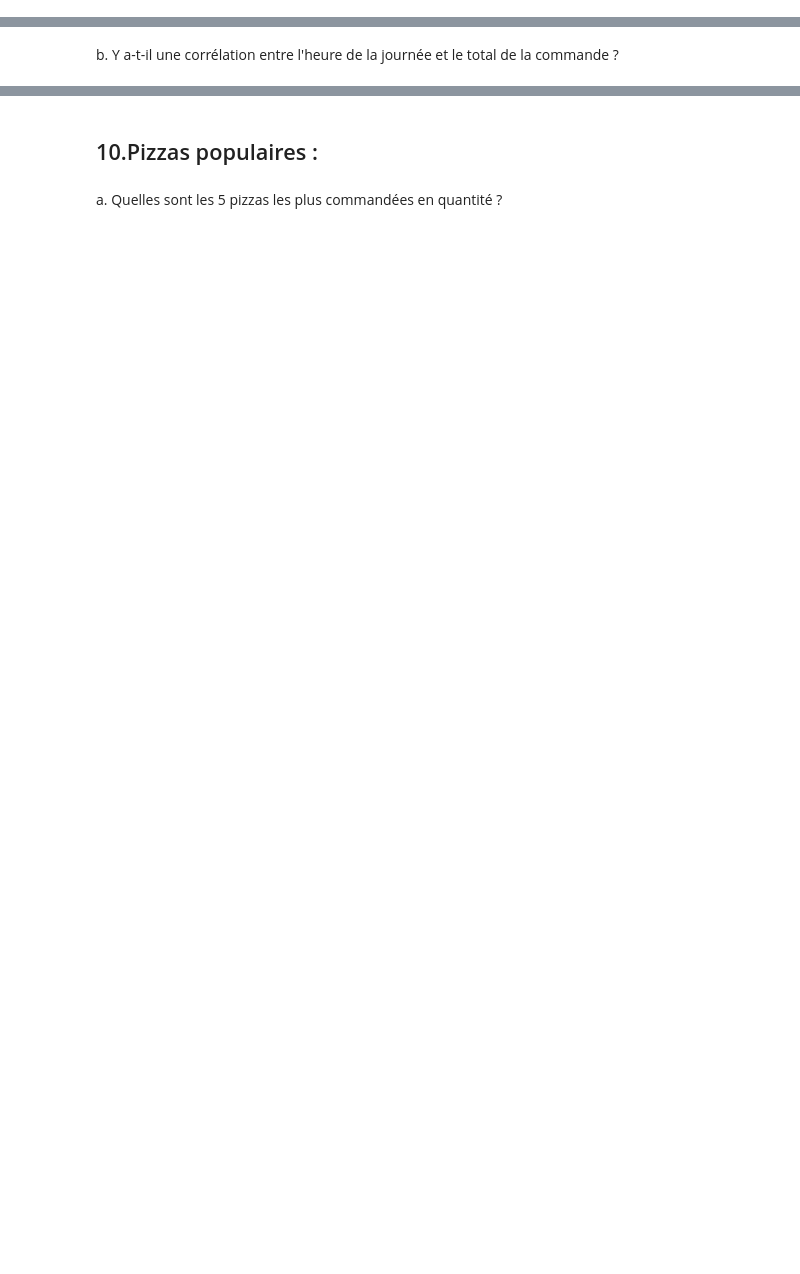
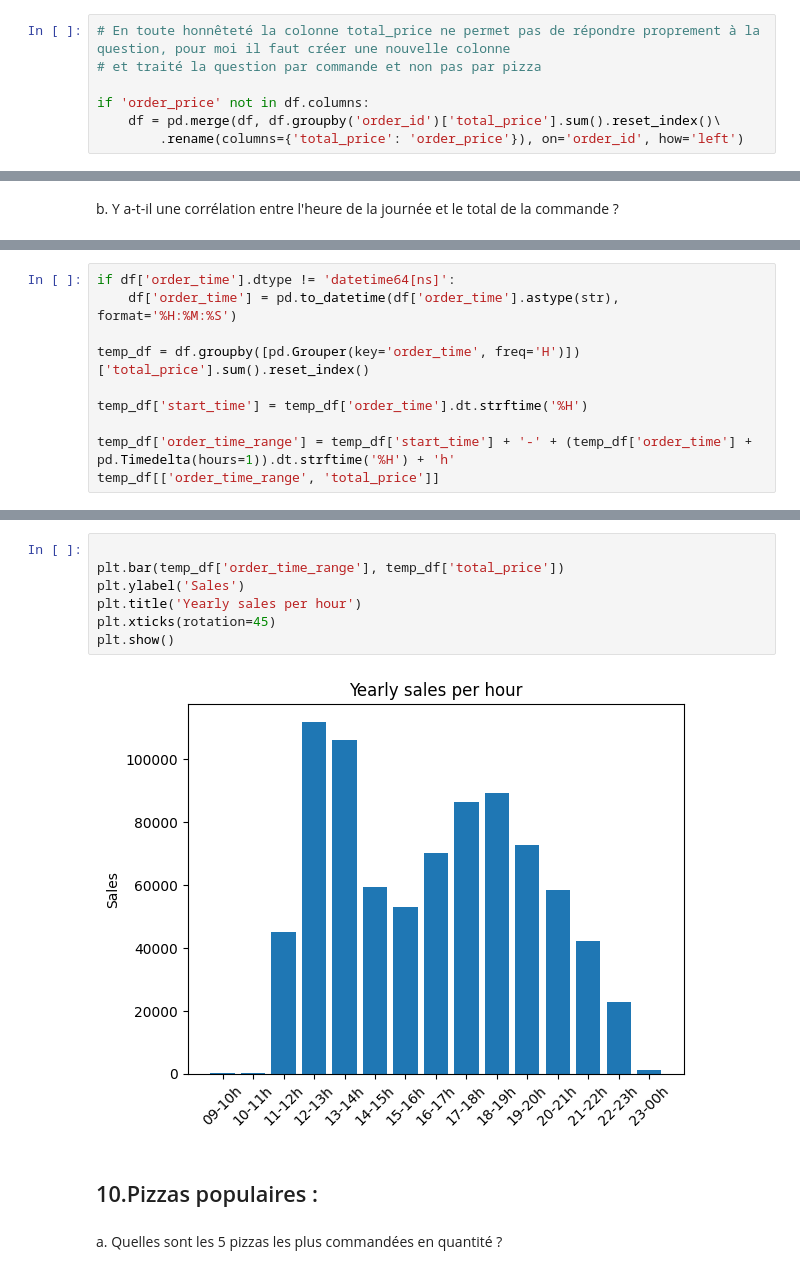
Before and after one commit to julienRactM/pizzaiojo, a Jupyter notebook: notebook.ipynb, the cells around one changed output, grey strips where cells are left out. Cells and saved outputs as stored; diff of their text form; blank space fills up the shorter version.

```diff
--- a/notebook.ipynb
+++ b/notebook.ipynb
@@ -341,3 +317,10 @@ df.total_price.hist()
+# %%
+# En toute honnêteté la colonne total_price ne permet pas de répondre proprement à la question, pour moi il faut créer une nouvelle colonne
+# et traité la question par commande et non pas par pizza
+
+if 'order_price' not in df.columns:
+    df = pd.merge(df, df.groupby('order_id')['total_price'].sum().reset_index()\
+        .rename(columns={'total_price': 'order_price'}), on='order_id', how='left')
 # %%
 sns.histplot(df.total_price)
 # %% [output]
@@ -366,0 +378,10 @@ commande ?
+# %%
+if df['order_time'].dtype != 'datetime64[ns]':
+    df['order_time'] = pd.to_datetime(df['order_time'].astype(str), format='%H:%M:%S')
+
+temp_df = df.groupby([pd.Grouper(key='order_time', freq='H')])['total_price'].sum().reset_index()
+
+temp_df['start_time'] = temp_df['order_time'].dt.strftime('%H')
+
+temp_df['order_time_range'] = temp_df['start_time'] + '-' + (temp_df['order_time'] + pd.Timedelta(hours=1)).dt.strftime('%H') + 'h'
+temp_df[['order_time_range', 'total_price']]
@@ -367,3 +405,12 @@ commande ?
+# %%
+
+plt.bar(temp_df['order_time_range'], temp_df['total_price'])
+plt.ylabel('Sales')
+plt.title('Yearly sales per hour')
+plt.xticks(rotation=45)
+plt.show()
+# %% [output]
+[figure, added]
 # %% [markdown]
 ## 10.Pizzas populaires :
 # %% [markdown]
```
Also changed, not shown: parts of 43 cells of this notebook.
